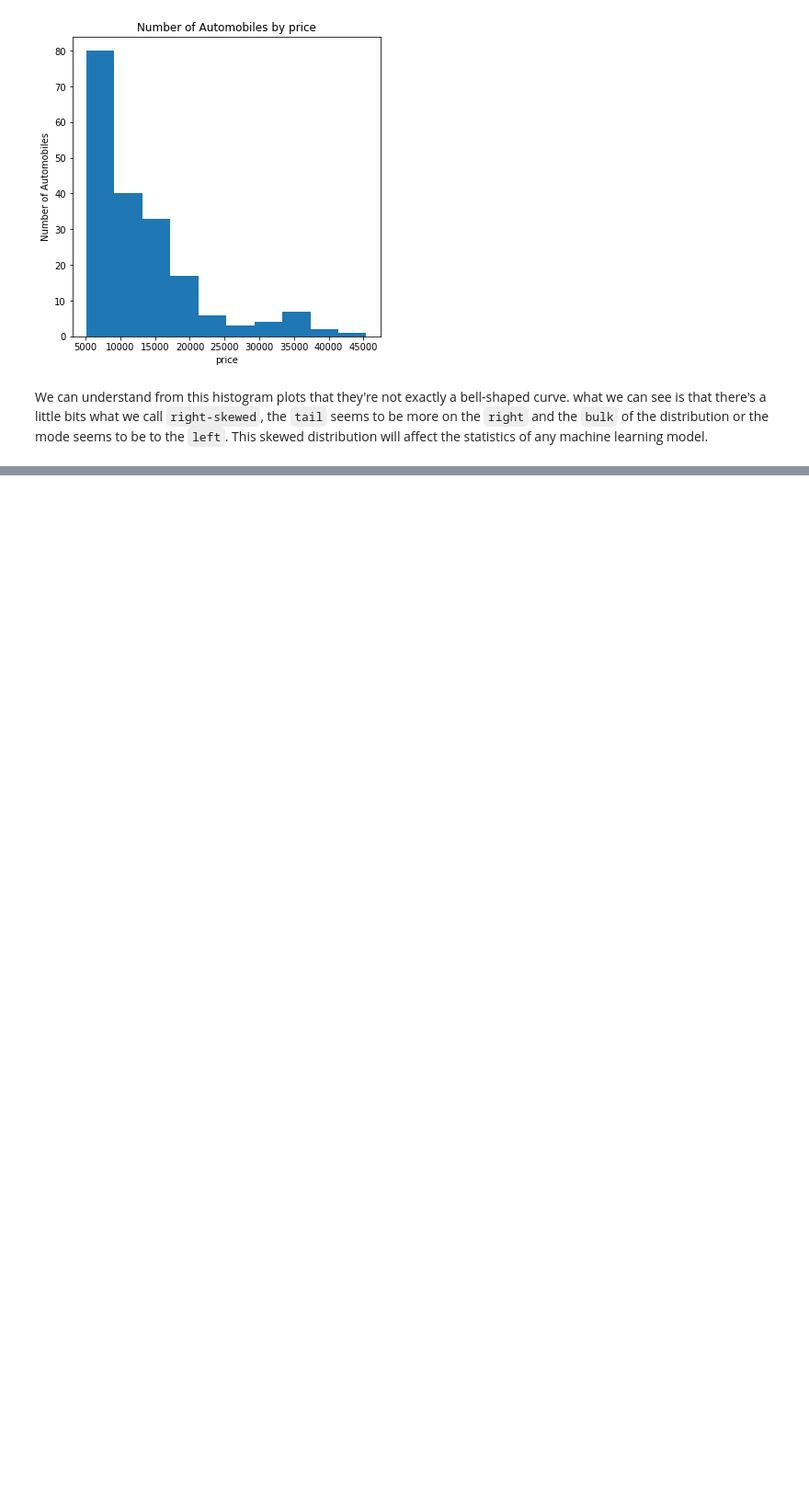
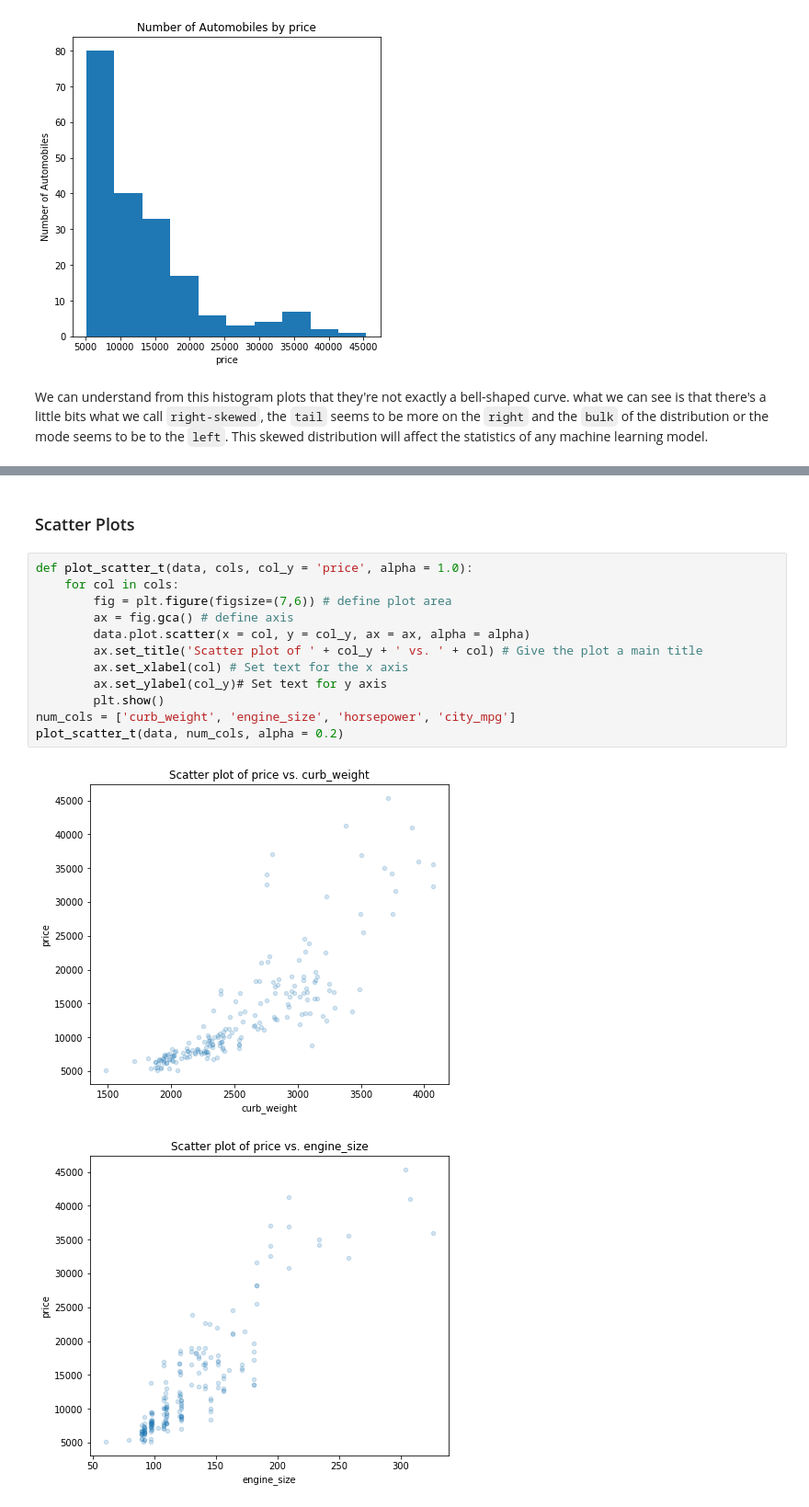
Before and after one commit to ruddysimon/Vehicle_price_prediction, a Jupyter notebook: Automobile_price_prediction.ipynb, the cells around one changed output, grey strips where cells are left out. Shown at 92% size. Saved outputs shown, nothing was run; the diff lists cells and outputs as text; blank space fills up the shorter version.

```diff
--- a/Automobile_price_prediction.ipynb
+++ b/Automobile_price_prediction.ipynb
@@ -268,0 +273,17 @@ We can understand from this histogram plots that they're not exactly a bell-shap
+# %% [markdown]
+### Scatter Plots
+# %%
+def plot_scatter_t(data, cols, col_y = 'price', alpha = 1.0):
+    for col in cols:
+        fig = plt.figure(figsize=(7,6)) # define plot area
+        ax = fig.gca() # define axis
+        data.plot.scatter(x = col, y = col_y, ax = ax, alpha = alpha)
+        ax.set_title('Scatter plot of ' + col_y + ' vs. ' + col) # Give the plot a main title
+        ax.set_xlabel(col) # Set text for the x axis
+        ax.set_ylabel(col_y)# Set text for y axis
+        plt.show()
+num_cols = ['curb_weight', 'engine_size', 'horsepower', 'city_mpg']
+plot_scatter_t(data, num_cols, alpha = 0.2)
+# %% [output]
+[figure, added]
+[figure, added]
```
Also changed, not shown: parts of 3 cells of this notebook.
